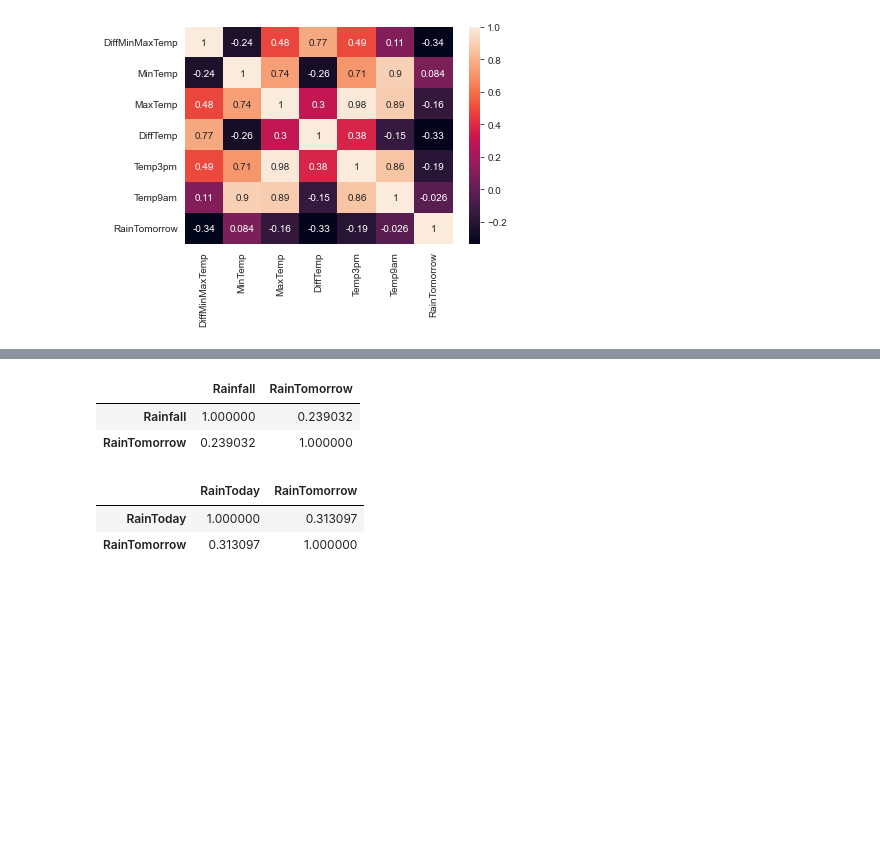
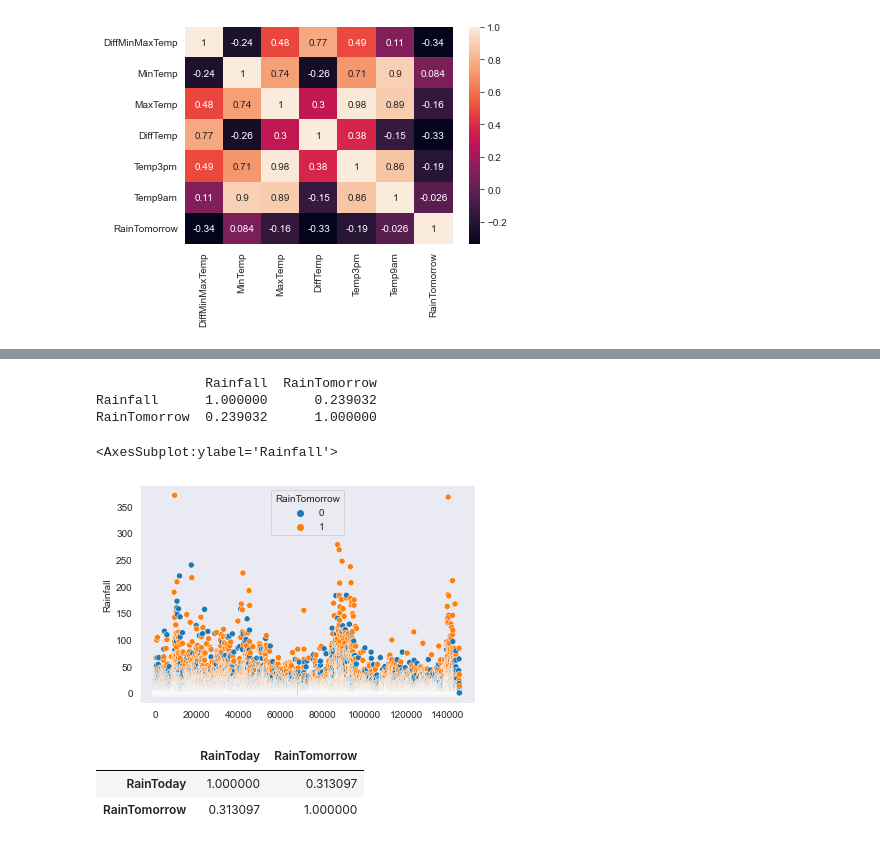
Before and after one commit to AbdallahHussien4/Rain-Rate-Expectation, a Jupyter notebook: main.ipynb, the cells around one changed output, grey strips where cells are left out. Drawn from its saved outputs; the diff is of its cells as text; code cells hidden in the pictures; blank space fills up the shorter version.

```diff
--- a/main.ipynb
+++ b/main.ipynb
@@ -206,11 +240,16 @@ sns.heatmap(data[['Pressure3pm','Pressure9am', 'RainTomorrow']].corr(), annot=Tr
 # %%
 # Lets see if Rainfall affect our target value or not.
-data[['Rainfall', 'RainTomorrow']].corr()
+print(data[['Rainfall', 'RainTomorrow']].corr())
 sns.scatterplot(x=data.index, y=data['Rainfall'], hue=data['RainTomorrow'])
+
+# We can see that Rainfall affect our target slightly and we can notice that,
+# for large values of rain fall the probability to raintomorrow increases wrt not to rain.
 # %% [output]
-|  | Rainfall | RainTomorrow |
-| Rainfall | 1.000000 | 0.239032 |
-| RainTomorrow | 0.239032 | 1.000000 |
+              Rainfall  RainTomorrow
+Rainfall      1.000000      0.239032
+RainTomorrow  0.239032      1.000000
+<AxesSubplot:ylabel='Rainfall'>
+[figure, added]
 # %%
 # Lets see if RainToday affect our target value or not.
 data[['RainToday', 'RainTomorrow']].corr()
```
Also changed, not shown: parts of 23 cells of this notebook.
